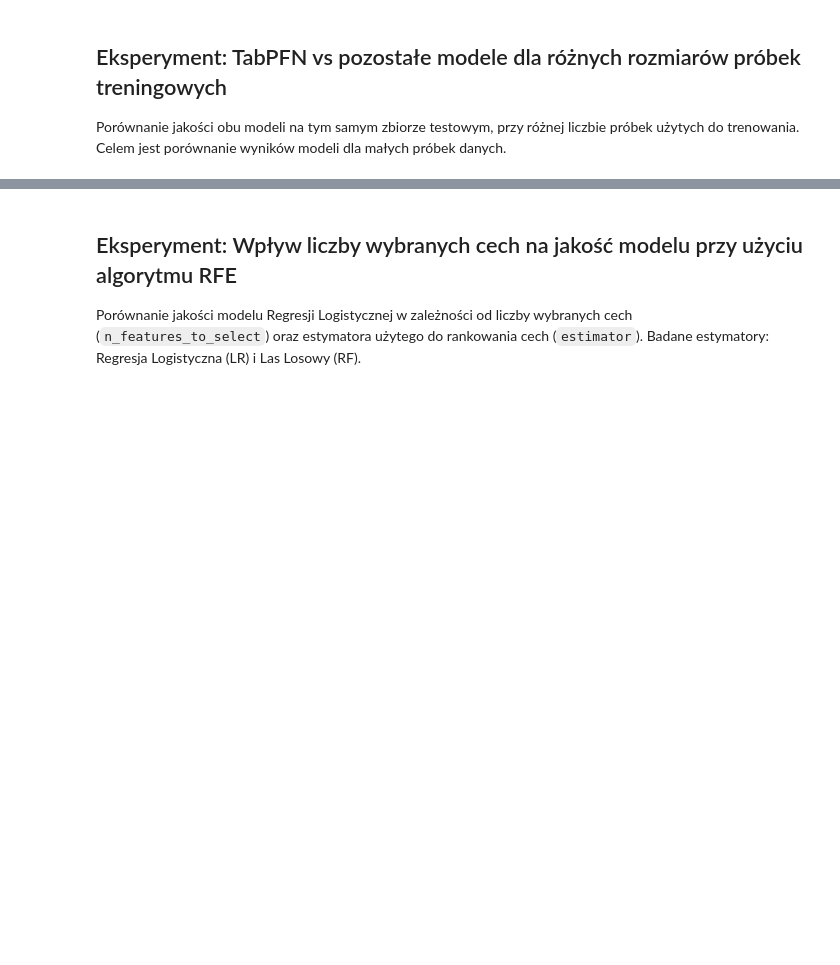
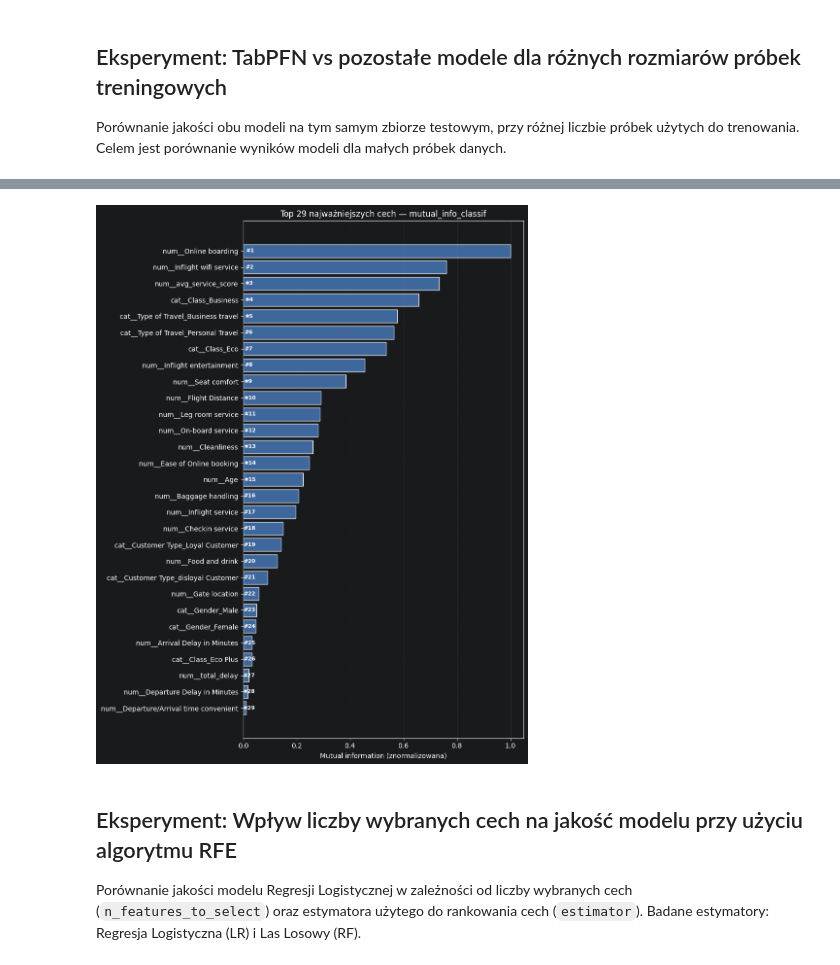
Before and after one commit to nataliap203/Airline_Passenger_Satisfaction_Classification, a Jupyter notebook: notebooks/main.ipynb, the cells around one changed output, grey strips where cells are left out. Drawn from its saved outputs; the diff is of its cells as text; code cells hidden in the pictures; blank space fills up the shorter version.

```diff
--- a/notebooks/main.ipynb
+++ b/notebooks/main.ipynb
@@ -211,0 +473,3 @@ plot_feature_scores(scores_df, top_n=29)
+# %%
+scores_mi = get_feature_scores(preprocessor, X_train, y_train, mutual_info_classif)
+scores_mi
@@ -212,3 +494,7 @@ plot_feature_scores(scores_df, top_n=29)
+# %%
+plot_feature_scores(scores_mi, top_n=29)
+# %% [output]
+[figure, added]
 # %% [markdown]
 ## Eksperyment: Wpływ liczby wybranych cech na jakość modelu przy użyciu algorytmu RFE
 
```
Also changed, not shown: parts of 38 cells of this notebook, 1 other file.
